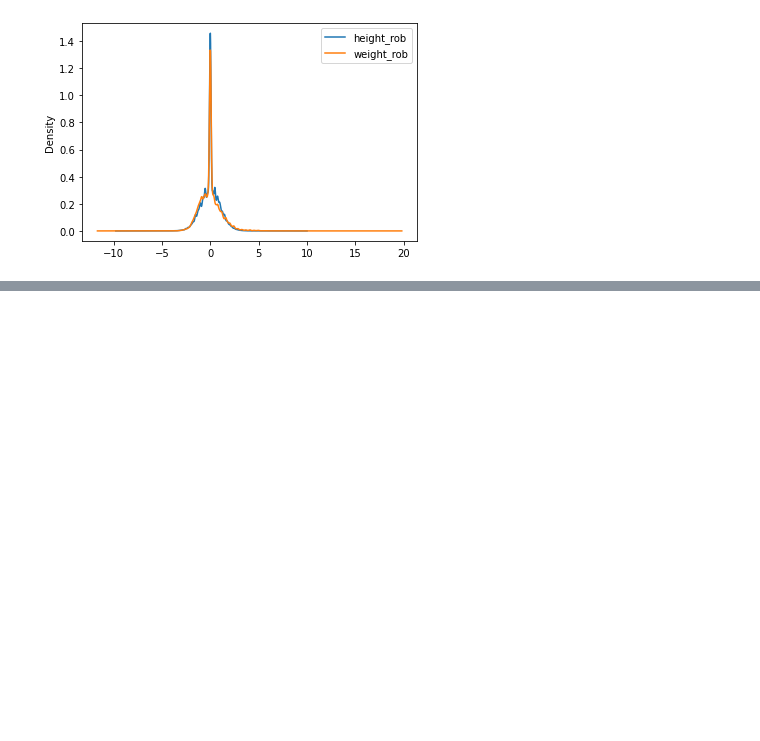
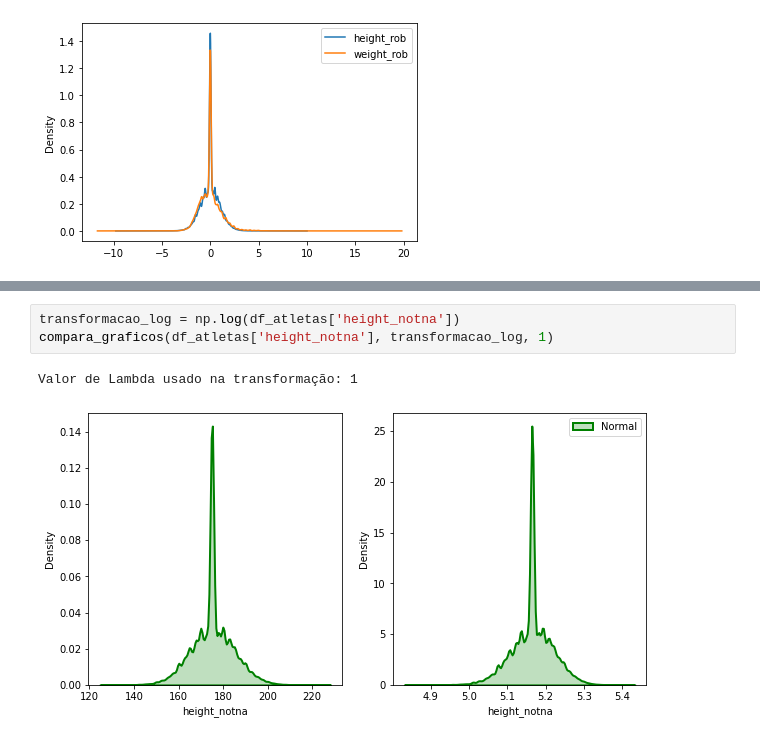
Before and after one commit to flavianacif/DSWP, a Jupyter notebook: Exercicio_Atletas.ipynb, the cells around one changed output, grey strips where cells are left out. Saved outputs shown, nothing was run; the diff lists cells and outputs as text; blank space fills up the shorter version.

```diff
--- a/Exercicio_Atletas.ipynb
+++ b/Exercicio_Atletas.ipynb
@@ -148,0 +233,6 @@ df_atletas[['height_rob','weight_rob']].plot(kind = 'kde')
+# %%
+transformacao_log = np.log(df_atletas['height_notna'])
+compara_graficos(df_atletas['height_notna'], transformacao_log, 1)
+# %% [output]
+Valor de Lambda usado na transformação: 1
+[figure, added]
```
Also changed, not shown: parts of 27 cells of this notebook.
